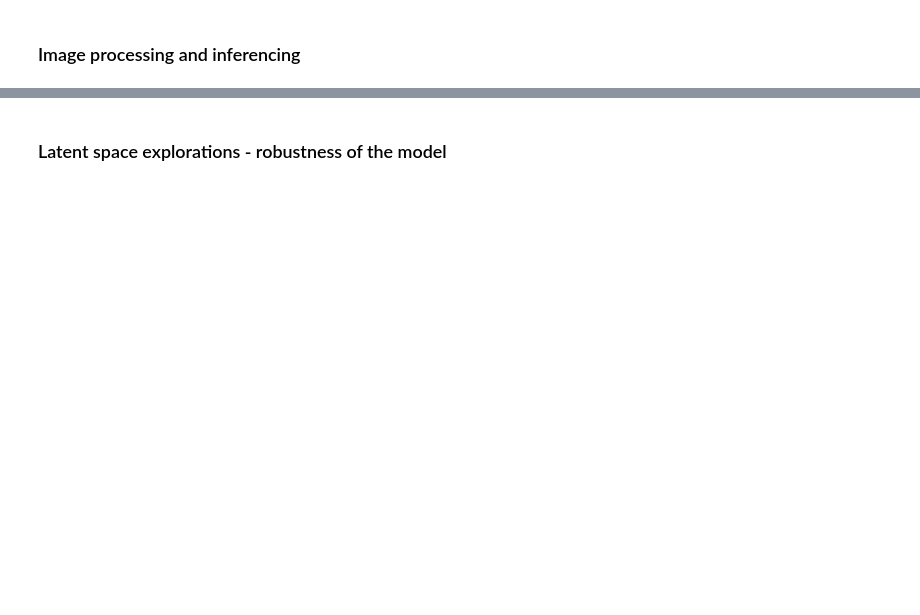
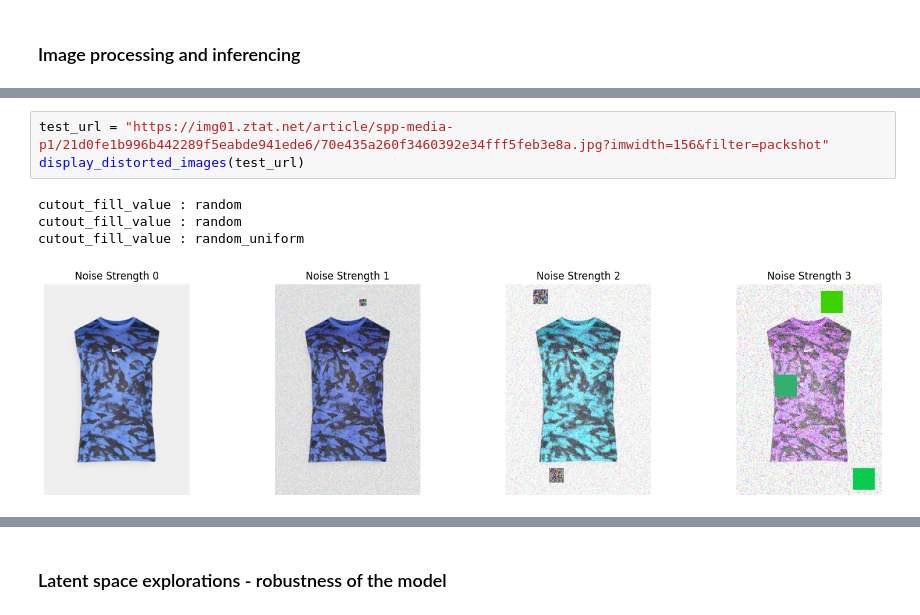
Before and after one commit to onuryuxcodes/PretrainedECommModelsEvaluation, a Jupyter notebook: trendyol-dino-playground.ipynb, the cells around one changed output, grey strips where cells are left out. Saved outputs shown, nothing was run; the diff lists cells and outputs as text; blank space fills up the shorter version.

```diff
--- a/trendyol-dino-playground.ipynb
+++ b/trendyol-dino-playground.ipynb
@@ -14,0 +100,8 @@ def transform_image(image):
+# %%
+test_url = "https://img01.ztat.net/article/spp-media-p1/21d0fe1b996b442289f5eabde941ede6/70e435a260f3460392e34fff5feb3e8a.jpg?imwidth=156&filter=packshot"
+display_distorted_images(test_url)
+# %% [output]
+cutout_fill_value : random
+cutout_fill_value : random
+cutout_fill_value : random_uniform
+[figure, added]
```
Also changed, not shown: parts of 7 cells of this notebook.
